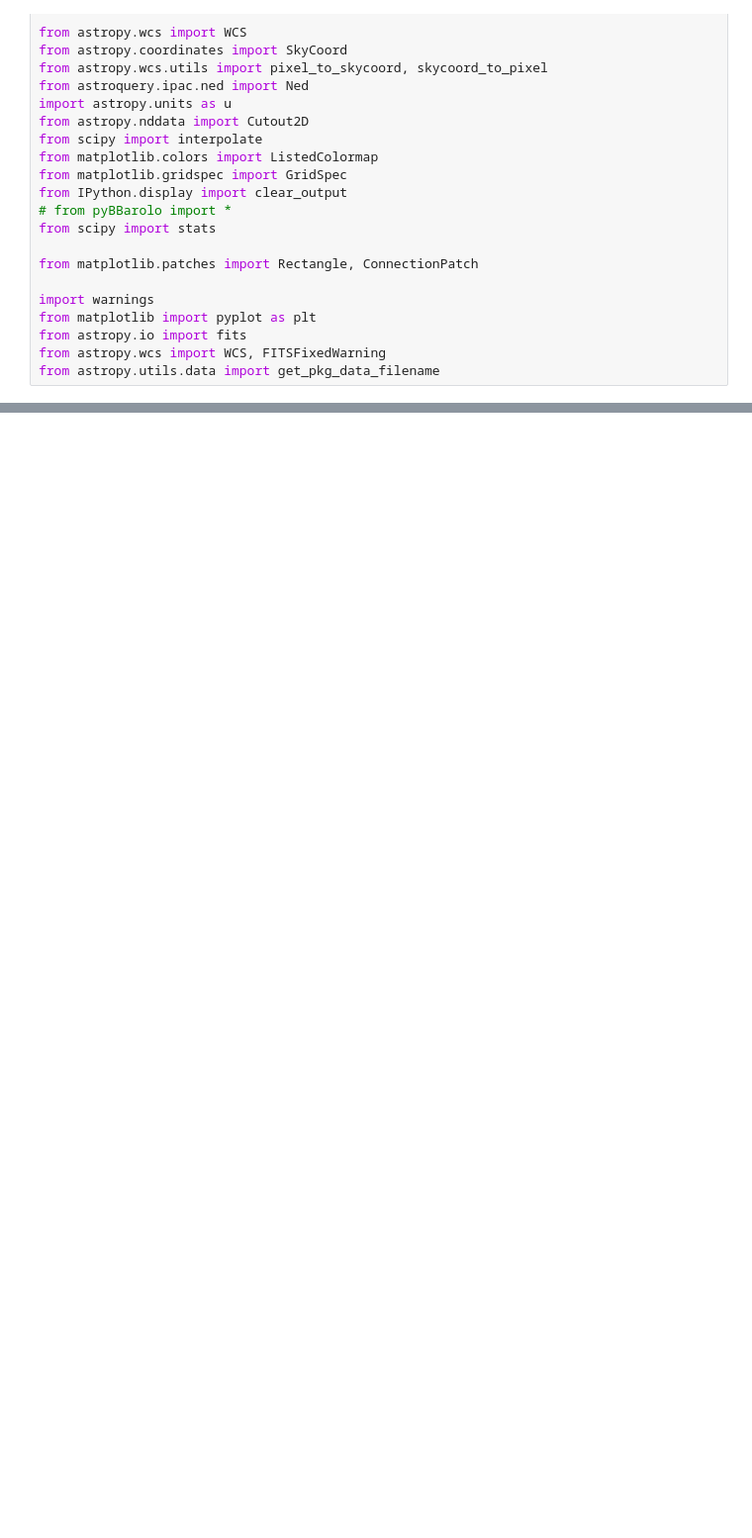
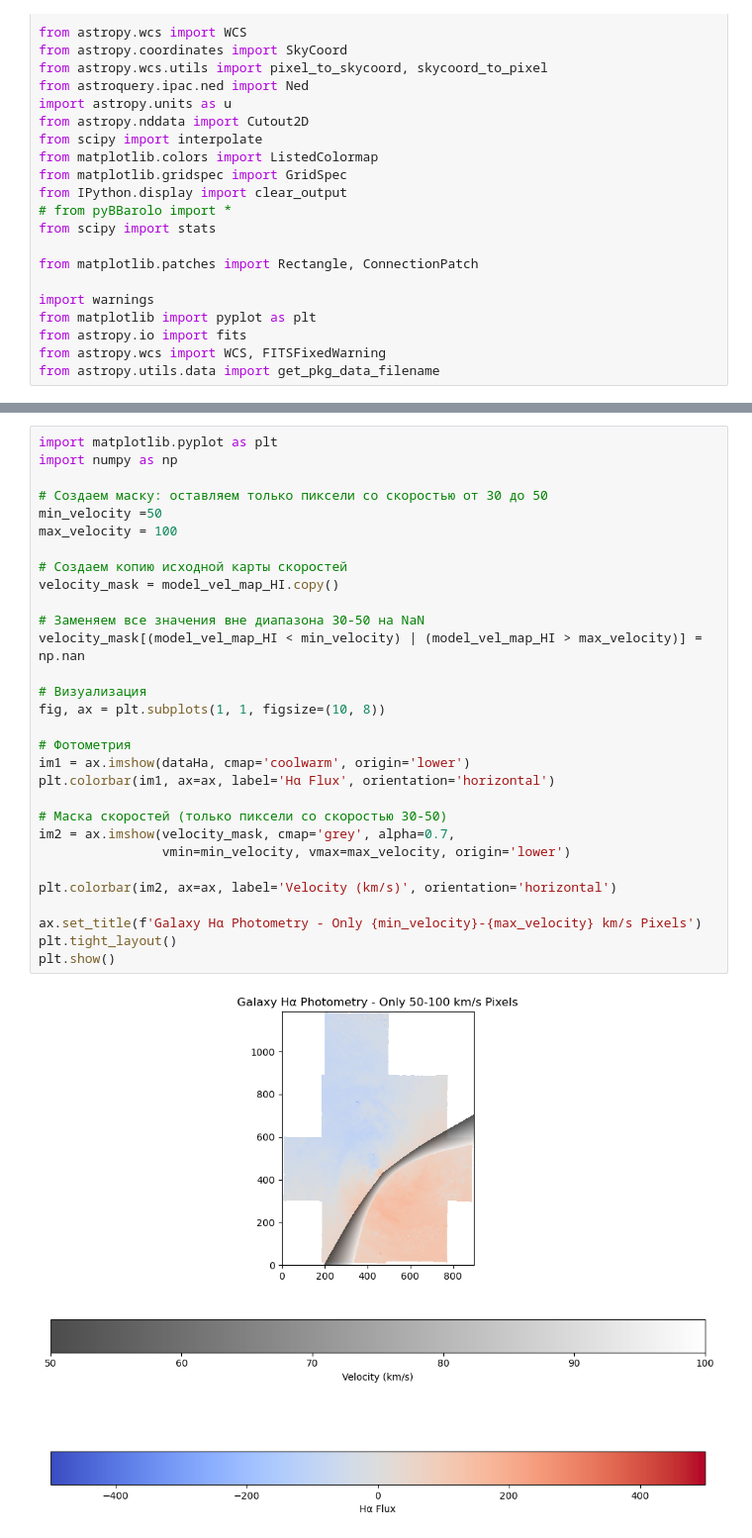
Before and after one commit to Polina-Kochergina/velocity_gradients, a Jupyter notebook: vel_grad2.ipynb, the cells around one changed output, grey strips where cells are left out. Shown at 99% size. Saved outputs shown, nothing was run; the diff lists cells and outputs as text; blank space fills up the shorter version.

```diff
--- a/vel_grad2.ipynb
+++ b/vel_grad2.ipynb
@@ -108,0 +237,32 @@ plt.show()
+# %%
+import matplotlib.pyplot as plt
+import numpy as np
+
+# Создаем маску: оставляем только пиксели со скоростью от 30 до 50
+min_velocity =50
+max_velocity = 100
+
+# Создаем копию исходной карты скоростей
+velocity_mask = model_vel_map_HI.copy()
+
+# Заменяем все значения вне диапазона 30-50 на NaN
+velocity_mask[(model_vel_map_HI < min_velocity) | (model_vel_map_HI > max_velocity)] = np.nan
+
+# Визуализация
+fig, ax = plt.subplots(1, 1, figsize=(10, 8))
+
+# Фотометрия
+im1 = ax.imshow(dataHa, cmap='coolwarm', origin='lower')
+plt.colorbar(im1, ax=ax, label='Hα Flux', orientation='horizontal')
+
+# Маска скоростей (только пиксели со скоростью 30-50)
+im2 = ax.imshow(velocity_mask, cmap='grey', alpha=0.7,
+                vmin=min_velocity, vmax=max_velocity, origin='lower')
+
+plt.colorbar(im2, ax=ax, label='Velocity (km/s)', orientation='horizontal')
+
+ax.set_title(f'Galaxy Hα Photometry - Only {min_velocity}-{max_velocity} km/s Pixels')
+plt.tight_layout()
+plt.show()
+# %% [output]
+[figure, added]
```
Also changed, not shown: parts of 6 cells of this notebook, 6 other files.
